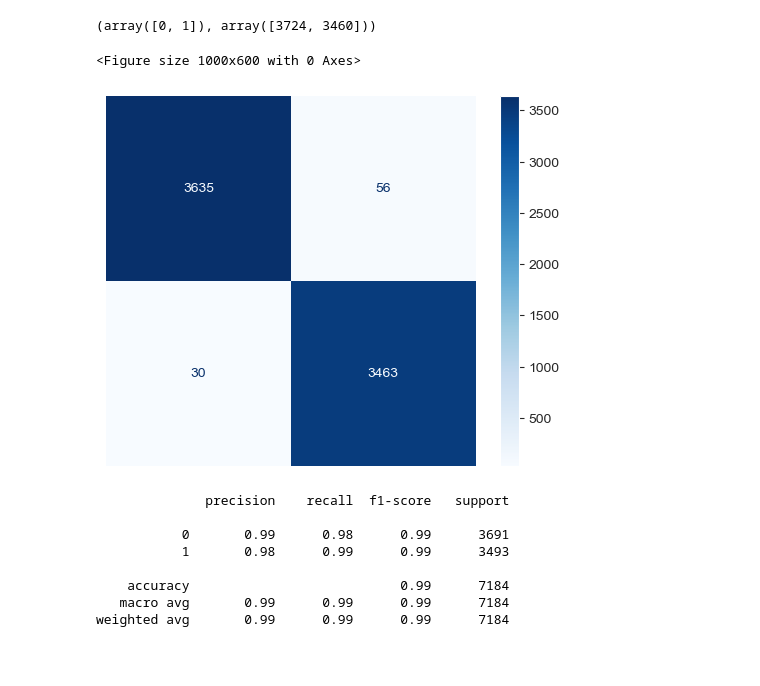
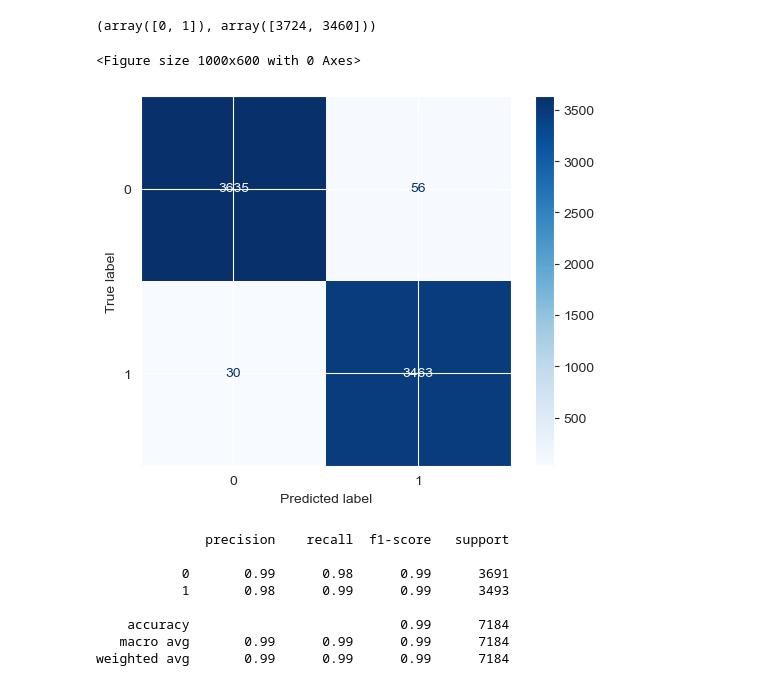
Before and after one commit to chuannarongvat/anlp_at2, a Jupyter notebook: AT2 - Fake news detection.ipynb, the cells around one changed output. Saved outputs shown, nothing was run; the diff lists cells and outputs as text; code cells hidden in the pictures; blank space fills up the shorter version.

```diff
--- a/AT2 - Fake news detection.ipynb
+++ b/AT2 - Fake news detection.ipynb
@@ -386,13 +362,13 @@ y_val_preds_logreg = logreg.predict(X_val_counts)
 # %%
 plt.figure(figsize=(10, 6))
 conf_matrix_logreg = confusion_matrix(y_val, y_val_preds_logreg)
 cm_display_logreg = ConfusionMatrixDisplay(conf_matrix_logreg)
 cm_display_logreg.plot(cmap='Blues')
-plt.axis("off")
+# plt.axis("off")
 plt.show()
 # %% [output]
 <Figure size 1000x600 with 0 Axes>
-[figure, old version]
+[figure, new version]
 # %%
 print(classification_report(y_val, y_val_preds_logreg))
 # %% [output]
```
Also changed, not shown: parts of 10 cells of this notebook.
